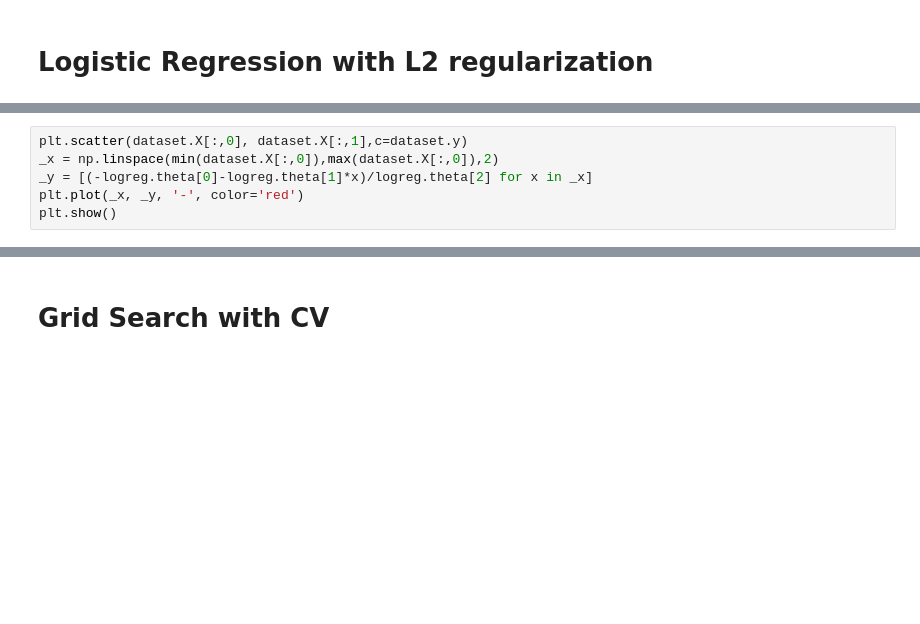
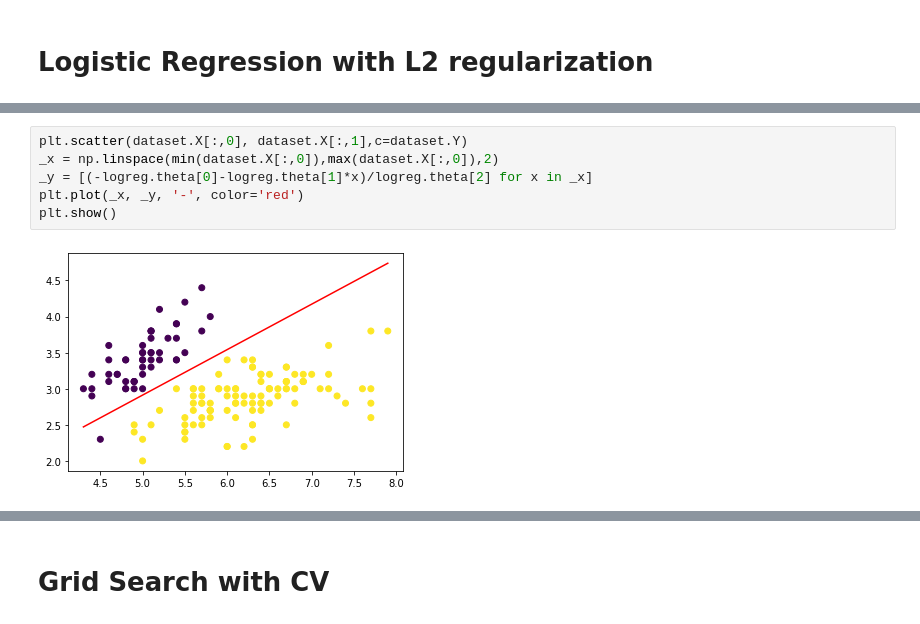
Before and after one commit to pg42870/SIB, a Jupyter notebook: scripts/eval2.ipynb, the cells around one changed output, grey strips where cells are left out. Cells and saved outputs as stored; diff of their text form; blank space fills up the shorter version.

```diff
--- a/scripts/eval2.ipynb
+++ b/scripts/eval2.ipynb
@@ -152,9 +154,11 @@ logreg.theta
 # %%
-plt.scatter(dataset.X[:,0], dataset.X[:,1],c=dataset.y)
+plt.scatter(dataset.X[:,0], dataset.X[:,1],c=dataset.Y)
 _x = np.linspace(min(dataset.X[:,0]),max(dataset.X[:,0]),2)
 _y = [(-logreg.theta[0]-logreg.theta[1]*x)/logreg.theta[2] for x in _x]
 plt.plot(_x, _y, '-', color='red')
 plt.show()
+# %% [output]
+[figure, added]
 # %%
 ex = np.array([5.5, 2])
 print("Pred. example:", logreg.predict(ex))
```
Also changed, not shown: parts of 9 cells of this notebook, 1 other file.
